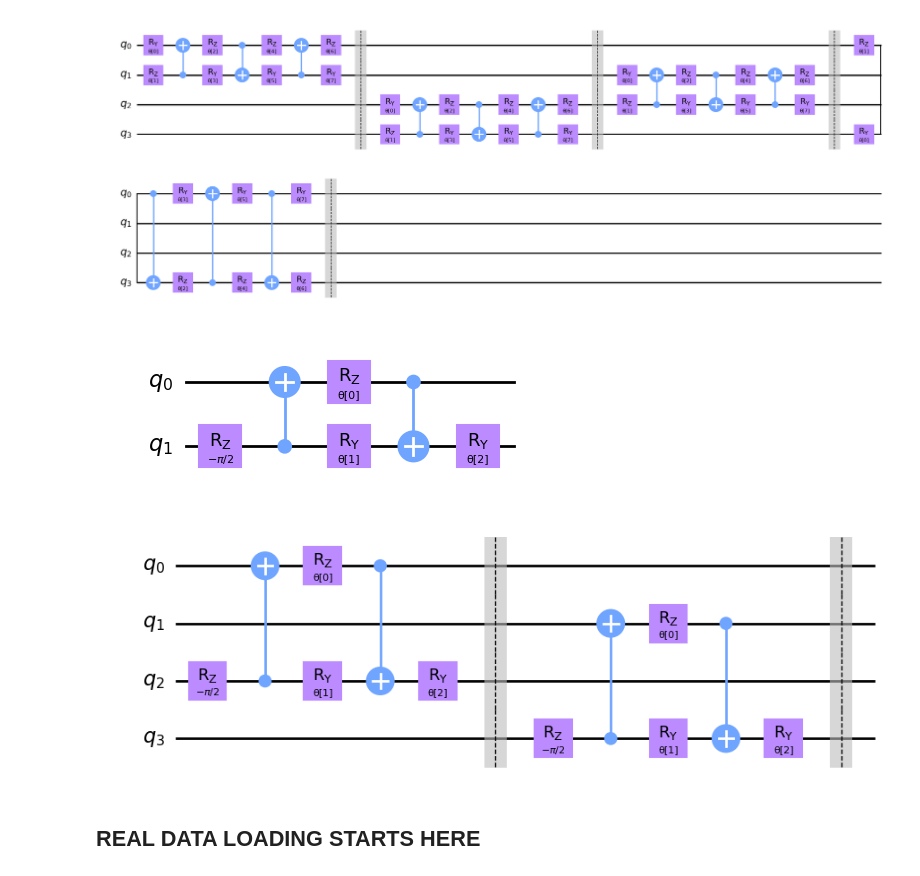
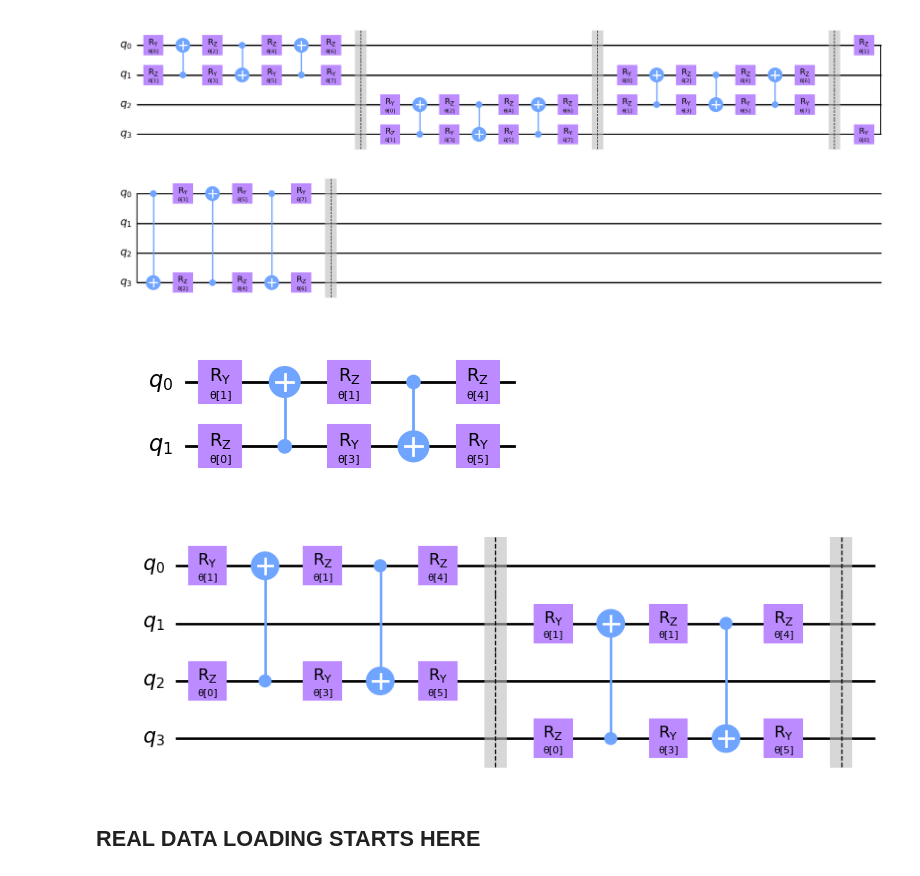
Before and after one commit to myrimur/qml-2024, a Jupyter notebook: qcnn.ipynb, the cells around one changed output. Cells and saved outputs as stored; diff of their text form; code cells hidden in the pictures.

Commit message:
added 3 more parameters on max pooling layer, improved accuracy to 0.93

```diff
--- a/qcnn.ipynb
+++ b/qcnn.ipynb
@@ -69,29 +69,31 @@ circuit.decompose().draw("mpl", style="clifford")
 # %%
 def pool_circuit(params):
     target = QuantumCircuit(2)
-    target.rz(-np.pi / 2, 1)
+    target.rz(params[0], 1) #was -np.pi / 2
+    target.ry(params[1], 0) #new circuit
     target.cx(1, 0)
-    target.rz(params[0], 0)
-    target.ry(params[1], 1)
+    target.rz(params[1], 0) #was 0
+    target.ry(params[3], 1) #was 1
     target.cx(0, 1)
-    target.ry(params[2], 1)
+    target.rz(params[4], 0) #new circuit
+    target.ry(params[5], 1) #was 2
 
     return target
 
 
-params = ParameterVector("θ", length=3)
+params = ParameterVector("θ", length=6) #was 3
 circuit = pool_circuit(params)
 circuit.draw("mpl", style="clifford")
 # %% [output]
-[figure, old version]
+[figure, new version]
 # %%
 def pool_layer(sources, sinks, param_prefix):
     num_qubits = len(sources) + len(sinks)
     qc = QuantumCircuit(num_qubits, name="Pooling Layer")
     param_index = 0
-    params = ParameterVector(param_prefix, length=3)
+    params = ParameterVector(param_prefix, length=6) #was 3
     for source, sink in zip(sources, sinks):
-        qc = qc.compose(pool_circuit(params[param_index : (param_index + 3)]), [source, sink])
+        qc = qc.compose(pool_circuit(params[param_index : (param_index + 6)]), [source, sink]) #was 3
         qc.barrier()
         # param_index += 3
 
@@ -107,7 +109,7 @@ sinks = [2, 3]
 circuit = pool_layer(sources, sinks, "θ")
 circuit.decompose().draw("mpl", style="clifford")
 # %% [output]
-[figure, old version]
+[figure, new version]
 # %% [markdown]
 ## REAL DATA LOADING STARTS HERE
 # %%
```
Also changed, not shown: parts of 6 cells of this notebook.
